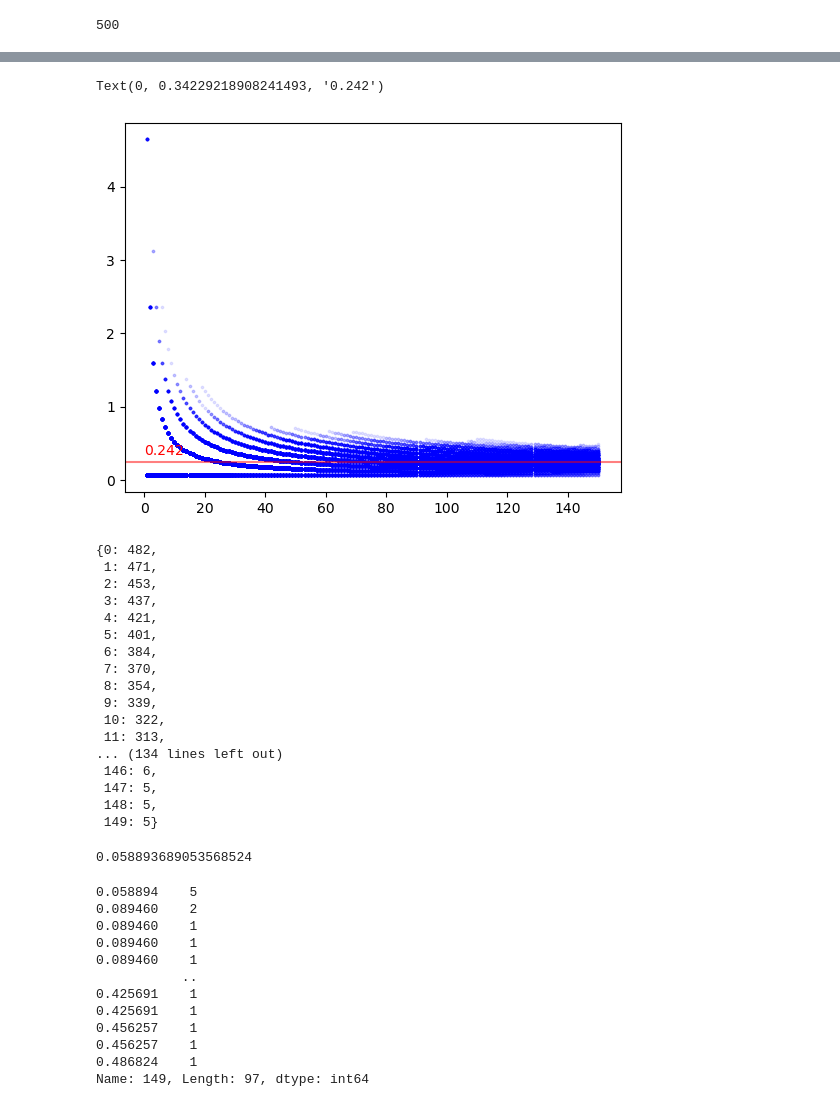
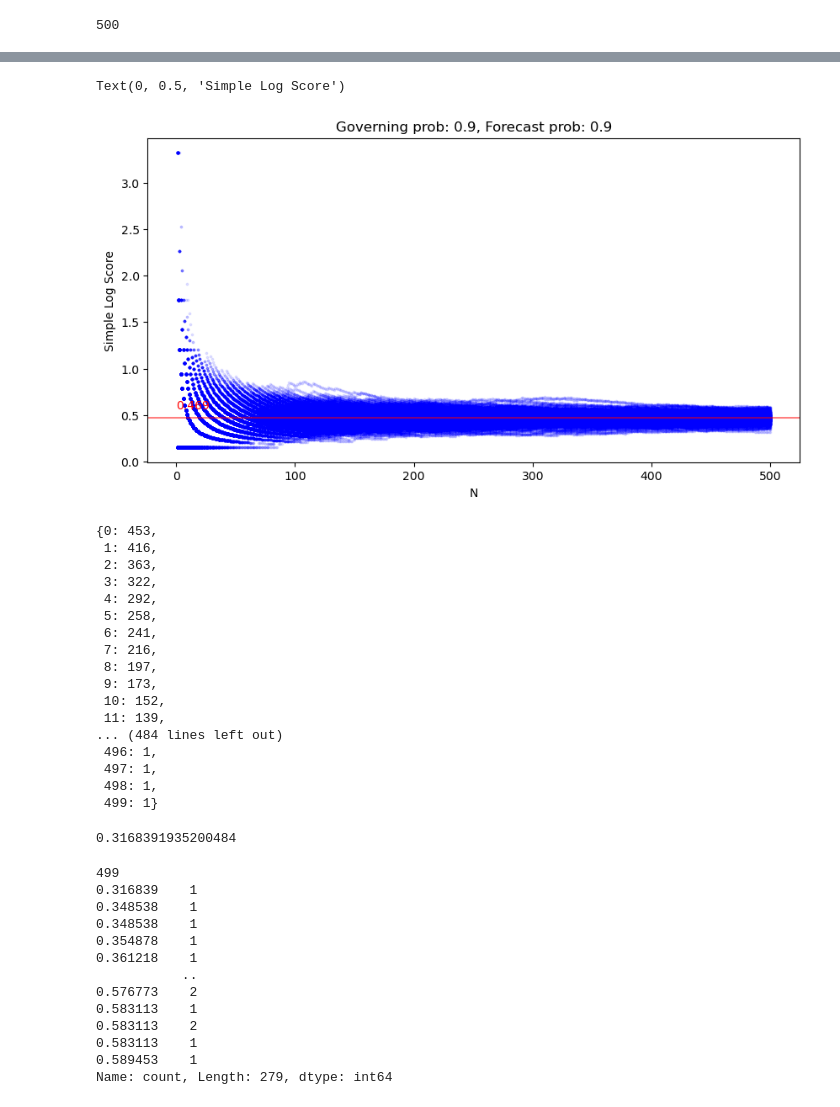
Before and after one commit to hickman-santini/local-proper, a Jupyter notebook: local_proper.ipynb, the cells around one changed output, grey strips where cells are left out. Drawn from its saved outputs; the diff is of its cells as text; code cells hidden in the pictures.

```diff
--- a/local_proper.ipynb
+++ b/local_proper.ipynb
@@ -18,8 +18,8 @@ def log_score_538(outcome, forecast_prob):
         25 * (1 + math.log(max(1 - forecast_prob, 1 / 14640), 2))
 
 # Assuming some values for governing_prob, forecast_prob, and num_people
-governing_prob = 0.96
-forecast_prob = 0.96
+governing_prob = 0.90
+forecast_prob = 0.90
 # %%
 def simulate_person(governing_prob, forecast_prob, N):
     log_scores = { 'simple': [], '538 pts': []}
@@ -35,7 +35,7 @@ np.cumsum([1,2,3,4]) / np.arange(1, 5)
 # %% [output]
 array([1. , 1.5, 2. , 2.5])
 # %%
-N = 150
+N = 500
 num_people = 500
 
 medians = {}
@@ -148,16 +148,24 @@ ss
 # %%
+plt.rcParams['figure.figsize'] = [10, 5]
+
 # On top of that, plot faintly all the log score dots (df) individually, in a column for each N
 for N in range(1, N+1):
     plt.scatter([N] * num_people, ss[N-1], color='blue', alpha=0.1, s=3)
 
 xx = exp_ign(governing_prob, forecast_prob)
 # Plot horizontal line at y = xx
 plt.axhline(y=xx, color='r', linestyle='-', alpha = 0.5)
 # Label that line with value xx and move it up a little bit
 plt.text(0, xx + 0.1, f'{xx:.3f}', color='r')
+# Title
+plt.title(f'Governing prob: {governing_prob}, Forecast prob: {forecast_prob}')
+# x-axis
+plt.xlabel('N')
+# y-axis
+plt.ylabel('Simple Log Score')
 # %% [output]
-Text(0, 0.34229218908241493, '0.242')
+Text(0, 0.5, 'Simple Log Score')
-[figure, old version]
+[figure, new version]
 # %%
 # What's the frequency of the minimum number in each column of ss? Just the minimum number
 
@@ -169,42 +177,43 @@ for col in ss.columns:
 
 min_freq
 # %% [output]
-{0: 482,
- 1: 471,
- 2: 453,
- 3: 437,
- 4: 421,
- 5: 401,
- 6: 384,
- 7: 370,
- 8: 354,
- 9: 339,
- 10: 322,
- 11: 313,
-... (134 lines left out)
- 146: 6,
- 147: 5,
- 148: 5,
- 149: 5}
+{0: 453,
+ 1: 416,
+ 2: 363,
+ 3: 322,
+ 4: 292,
+ 5: 258,
+ 6: 241,
+ 7: 216,
+ 8: 197,
+ 9: 173,
+ 10: 152,
+ 11: 139,
+... (484 lines left out)
+ 496: 1,
+ 497: 1,
+ 498: 1,
+ 499: 1}
 # %%
 min(ss[N-1])
 # %% [output]
-0.058893689053568524
+0.3168391935200484
 # %%
 ss[N-1].value_counts().sort_index()
 # %% [output]
-0.058894    5
-0.089460    2
-0.089460    1
-0.089460    1
-0.089460    1
+499
+0.316839    1
+0.348538    1
+0.348538    1
+0.354878    1
+0.361218    1
            ..
-0.425691    1
-0.425691    1
-0.456257    1
-0.456257    1
-0.486824    1
-Name: 149, Length: 97, dtype: int64
+0.576773    2
+0.583113    1
+0.583113    2
+0.583113    1
+0.589453    1
+Name: count, Length: 279, dtype: int64
 # %%
 for N in range(1, N):
     plt.scatter([N] * num_people, ff[N-1], color='orange', alpha=0.1, s=3)
```
Also changed, not shown: parts of 11 cells of this notebook, 7 other files.
